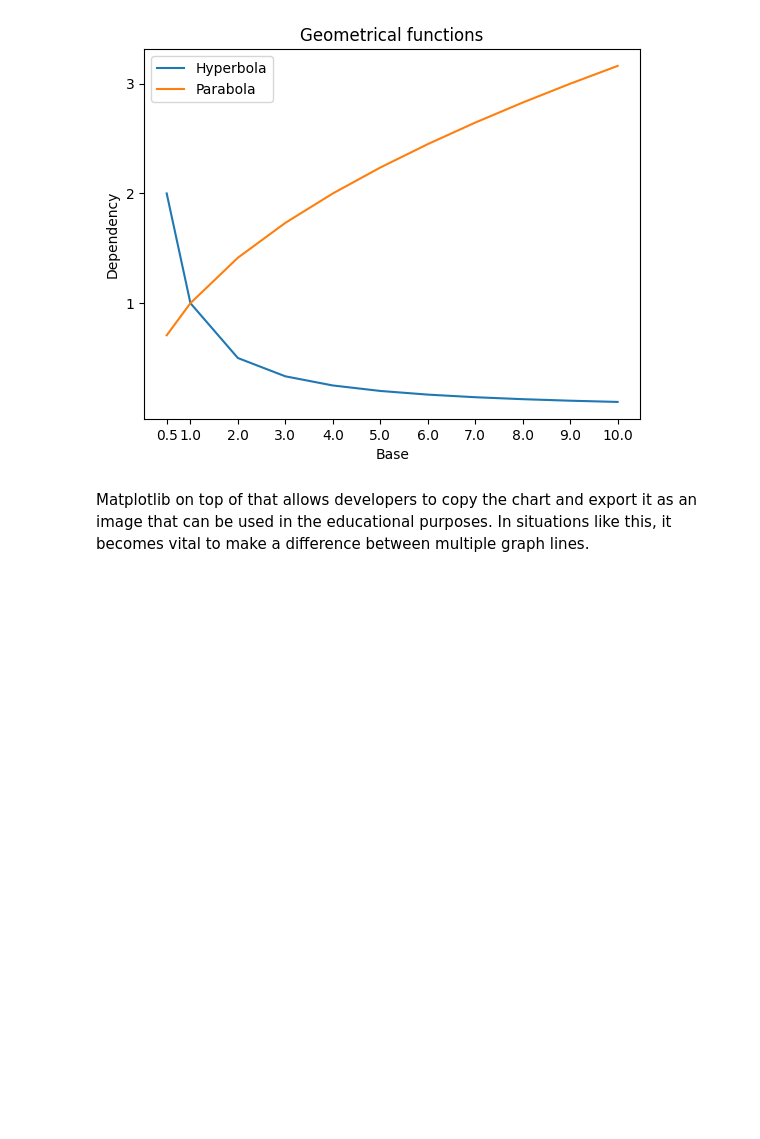
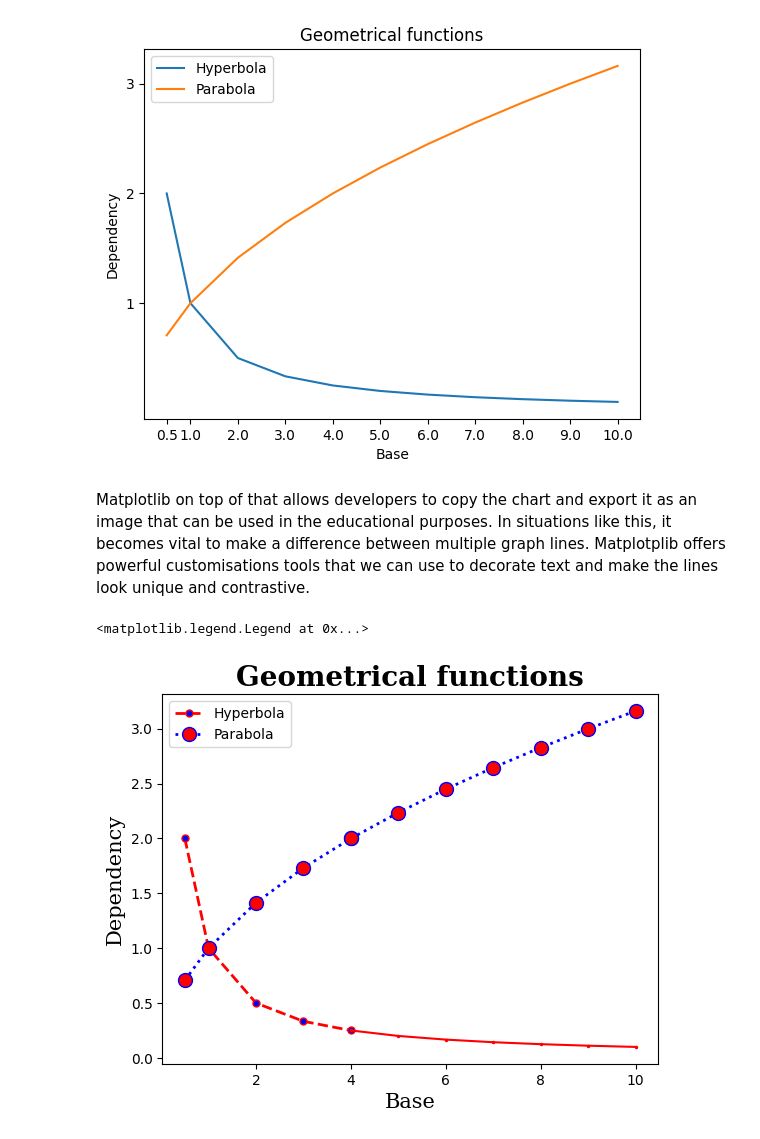
Before and after one commit to ChocolateMagnate/linguistic-workshop, a Jupyter notebook: Frameworks/Part 0: Data Management.ipynb, the cells around one changed output. Saved outputs shown, nothing was run; the diff lists cells and outputs as text; code cells hidden in the pictures; blank space fills up the shorter version.

Commit message:
continued the bar plots.

```diff
--- a/Frameworks/Part 0: Data Management.ipynb
+++ b/Frameworks/Part 0: Data Management.ipynb
@@ -311,4 +310,4 @@ plt.show()
 # %% [output]
 [figure]
 # %% [markdown]
-Matplotlib on top of that allows developers to copy the chart and export it as an image that can be used in the educational purposes. In situations like this, it becomes vital to make a difference between multiple graph lines.
+Matplotlib on top of that allows developers to copy the chart and export it as an image that can be used in the educational purposes. In situations like this, it becomes vital to make a difference between multiple graph lines. Matplotplib offers powerful customisations tools that we can use to decorate text and make the lines look unique and contrastive.
@@ -316,0 +314,32 @@ Matplotlib on top of that allows developers to copy the chart and export it as a
+# %%
+#Chart customisation
+xs = [0.5, 1, 2, 3, 4, 5, 6, 7, 8, 9, 10]
+ys = [hyperbola(x) for x in xs]
+ps = [radical(x) for x in xs]
+
+#Customise the chart graphs with a dictionary
+hyperblolic = {"color": "red", "linestyle": "dashed", "linewidth": 2,
+        "marker": ".", "markersize": 10, "markerfacecolor": "blue"}
+parabolic = {"color": "blue", "linestyle": "dotted", "linewidth": 2,
+        "marker": "o", "markersize": 10, "markerfacecolor": "red"}
+#Learn more about the available properties at:
+#https://matplotlib.org/stable/tutorials/text/text_props.html
+#https://matplotlib.org/3.1.1/api/_as_gen/matplotlib.pyplot.plot.html
+
+plt.plot(xs[:5], ys[:5], label="Hyperbola", **hyperblolic) #Apply the styles
+plt.plot(xs[:5], ps[:5], label="Parabola", **parabolic) #Plot the first 5 elements
+plt.plot(xs[4:], ys[4:], linestyle="solid", color="red",
+        marker=".", markersize=3) #Plot the rest of the elements
+plt.plot(xs[4:], ps[4:], **parabolic)
+
+#Customise text with a dictionary
+title = {"fontsize": 20, "fontweight": "bold", "color": "black", "family": "serif",
+            "verticalalignment": "baseline", "horizontalalignment": "center"}
+sides = {"fontsize": 15, "color": "black", "family": "serif"}
+plt.title("Geometrical functions", fontdict=title)
+plt.xlabel("Base", fontdict=sides)
+plt.ylabel("Dependency", fontdict=sides)
+plt.legend()
+# %% [output]
+<matplotlib.legend.Legend at 0x...>
+[figure, added]
```
Also changed, not shown: parts of 5 cells of this notebook, 1 other file.
